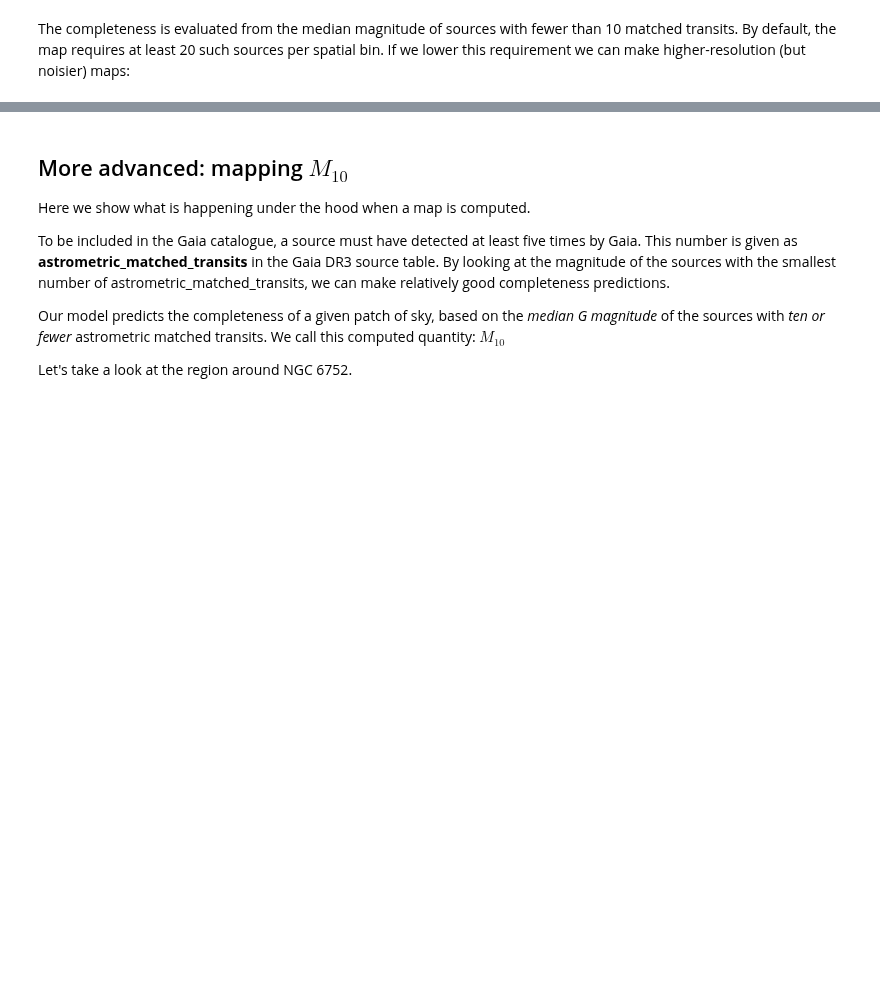
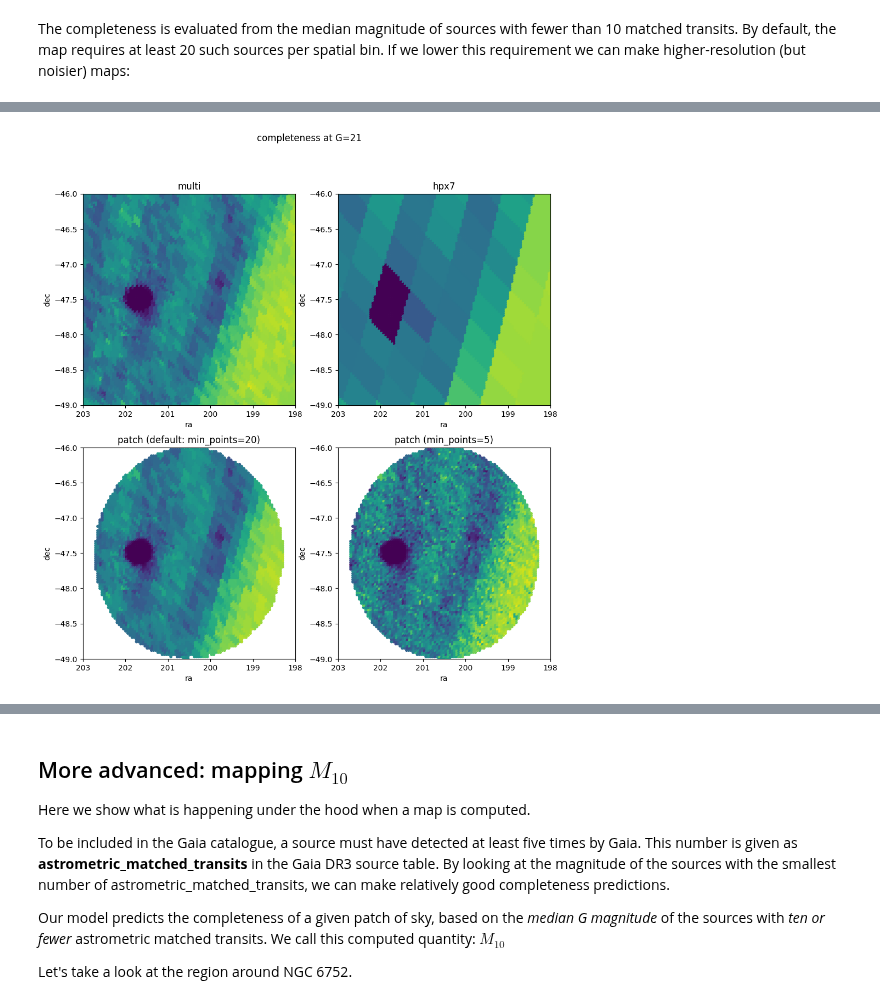
Before and after one commit to gaia-unlimited/gaiaunlimited, a Jupyter notebook: docs/dr3-empirical-completeness.ipynb, the cells around one changed output, grey strips where cells are left out. Cells and saved outputs as stored; diff of their text form; code cells hidden in the pictures; blank space fills up the shorter version.

```diff
--- a/docs/dr3-empirical-completeness.ipynb
+++ b/docs/dr3-empirical-completeness.ipynb
@@ -139,0 +156,32 @@ Here we evaluate the completeness at various magnitudes, along a straight line g
+# %%
+plt.figure(figsize=(11,11))
+
+completenessPatch = mapPatch.query(cc , gmag)
+completenessPatch_higherRes = mapPatch_higherRes.query(cc , gmag)
+
+plt.subplot(221)
+plt.title('multi')
+plt.scatter( xx , yy , c=completenessMultiOrder, s=10, vmin=0.,vmax=1 , cmap='viridis')
+plt.xlabel('ra'); plt.ylabel('dec')
+plt.xlim(203,198); plt.ylim(-49,-46)
+
+plt.subplot(222)
+plt.title('hpx7')
+plt.scatter( xx , yy , c=completenessHpx7, s=10, vmin=0.,vmax=1 , cmap='viridis')
+plt.xlabel('ra'); plt.ylabel('dec')
+plt.xlim(203,198); plt.ylim(-49,-46)
+
+plt.subplot(223)
+plt.title('patch (default: min_points=20)')
+plt.scatter( xx , yy , c=completenessPatch, s=10, vmin=0.,vmax=1 , cmap='viridis')
+plt.xlabel('ra'); plt.ylabel('dec')
+plt.xlim(203,198); plt.ylim(-49,-46)
+
+plt.subplot(224)
+plt.title('patch (min_points=5)')
+plt.scatter( xx , yy , c=completenessPatch_higherRes, s=10, vmin=0.,vmax=1 , cmap='viridis')
+plt.xlabel('ra'); plt.ylabel('dec')
+plt.xlim(203,198); plt.ylim(-49,-46)
+
+plt.suptitle('completeness at G=21');
+# %% [output]
@@ -139,0 +190 @@ Here we evaluate the completeness at various magnitudes, along a straight line g
+[figure, added]
```
Also changed, not shown: parts of 33 cells of this notebook, 1 other file.
